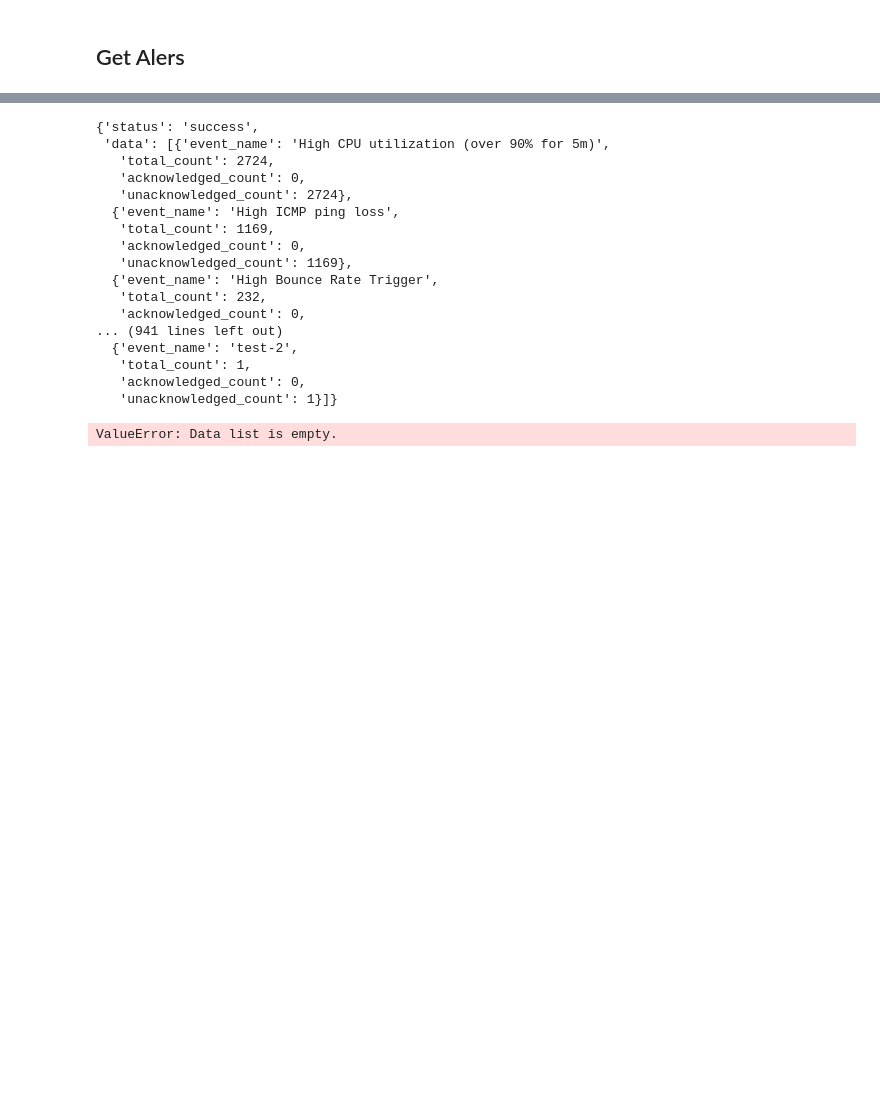
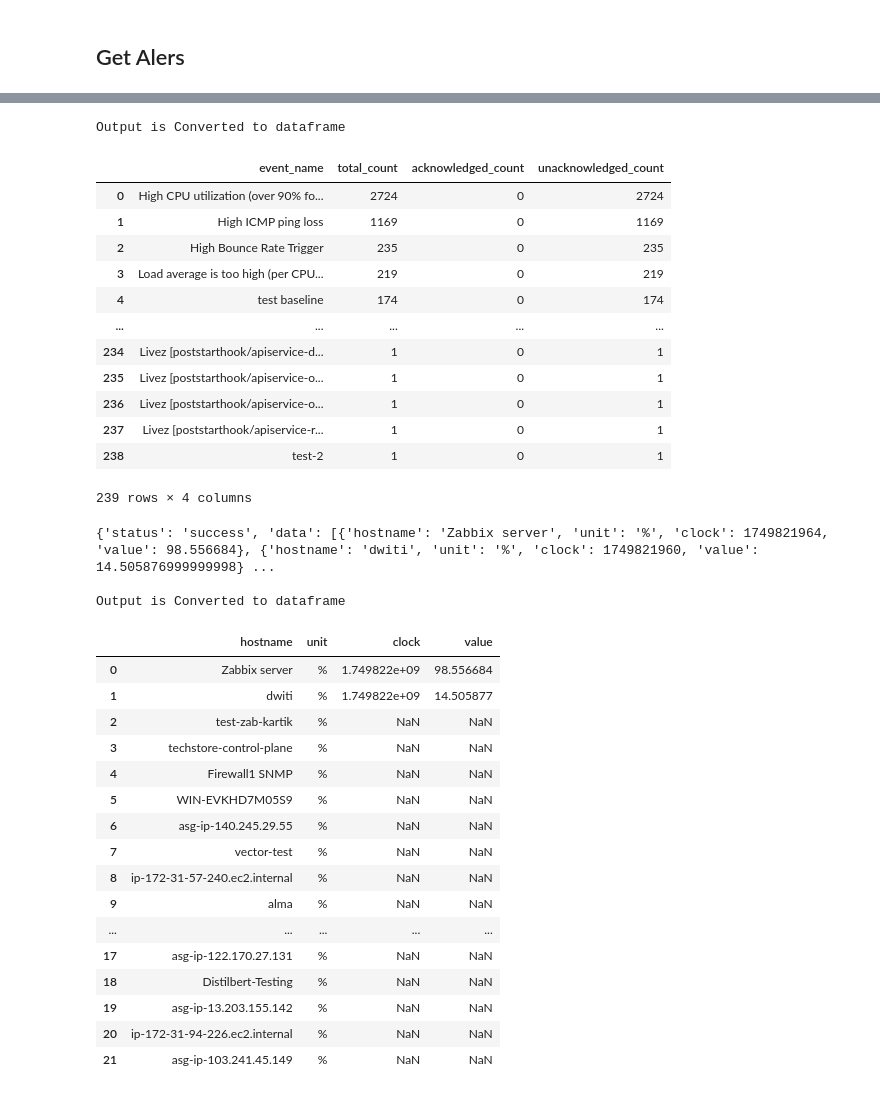
Before and after one commit to Kartik240803/zabbix, a Jupyter notebook: lib_tester.ipynb, the cells around one changed output, grey strips where cells are left out. Cells and saved outputs as stored; diff of their text form; code cells hidden in the pictures; blank space fills up the shorter version.

```diff
--- a/lib_tester.ipynb
+++ b/lib_tester.ipynb
@@ -110,32 +192,56 @@ result
 # %%
-with zb.ZabbixDB(**db_config) as zbx:
-    result = zbx.get_common_issues(
-    )
+
+result = zbx.get_common_issues(
+)
 result
+print("\nOutput is Converted to dataframe")
+d = pd.DataFrame(result['data'])
+d
 # %% [output]
-{'status': 'success',
- 'data': [{'event_name': 'High CPU utilization (over 90% for 5m)',
-   'total_count': 2724,
-   'acknowledged_count': 0,
-   'unacknowledged_count': 2724},
-  {'event_name': 'High ICMP ping loss',
-   'total_count': 1169,
-   'acknowledged_count': 0,
-   'unacknowledged_count': 1169},
-  {'event_name': 'High Bounce Rate Trigger',
-   'total_count': 232,
-   'acknowledged_count': 0,
-... (941 lines left out)
-  {'event_name': 'test-2',
-   'total_count': 1,
-   'acknowledged_count': 0,
-   'unacknowledged_count': 1}]}
+Output is Converted to dataframe
+|  | event_name | total_count | acknowledged_count | unacknowledged_count |
+| 0 | High CPU utilization (over 90% fo... | 2724 | 0 | 2724 |
+| 1 | High ICMP ping loss | 1169 | 0 | 1169 |
+| 2 | High Bounce Rate Trigger | 235 | 0 | 235 |
+| 3 | Load average is too high (per CPU... | 219 | 0 | 219 |
+| 4 | test baseline | 174 | 0 | 174 |
+| ... | ... | ... | ... | ... |
+| 234 | Livez [poststarthook/apiservice-d... | 1 | 0 | 1 |
+| 235 | Livez [poststarthook/apiservice-o... | 1 | 0 | 1 |
+| 236 | Livez [poststarthook/apiservice-o... | 1 | 0 | 1 |
+| 237 | Livez [poststarthook/apiservice-r... | 1 | 0 | 1 |
+| 238 | test-2 | 1 | 0 | 1 |
+239 rows × 4 columns
 # %%
-with zb.ZabbixDB(**db_config) as zbx:
-    result = zbx.get_host_by_metric(
-        metric_name=metric_name,
-        time_from=time_from,
-        time_to=time_to
-    )
+
+result = zbx.get_host_by_metric(
+    metric_name=metric_name,
+    time_from=time_from,
+    time_to=time_to,
+    statistical_measure='last'
+)
+print(result)
+print("\nOutput is Converted to dataframe")
+d = pd.DataFrame(result['data'])
+d
 # %% [output]
-ValueError: Data list is empty.
+{'status': 'success', 'data': [{'hostname': 'Zabbix server', 'unit': '%', 'clock': 1749821964, 'value': 98.556684}, {'hostname': 'dwiti', 'unit': '%', 'clock': 1749821960, 'value': 14.505876999999998} ...
+
+Output is Converted to dataframe
+|  | hostname | unit | clock | value |
+| 0 | Zabbix server | % | 1.749822e+09 | 98.556684 |
+| 1 | dwiti | % | 1.749822e+09 | 14.505877 |
+| 2 | test-zab-kartik | % | NaN | NaN |
+| 3 | techstore-control-plane | % | NaN | NaN |
+| 4 | Firewall1 SNMP | % | NaN | NaN |
+| 5 | WIN-EVKHD7M05S9 | % | NaN | NaN |
+| 6 | asg-ip-140.245.29.55 | % | NaN | NaN |
+| 7 | vector-test | % | NaN | NaN |
+| 8 | ip-172-31-57-240.ec2.internal | % | NaN | NaN |
+| 9 | alma | % | NaN | NaN |
+| ... | ... | ... | ... | ... |
+| 17 | asg-ip-122.170.27.131 | % | NaN | NaN |
+| 18 | Distilbert-Testing | % | NaN | NaN |
+| 19 | asg-ip-13.203.155.142 | % | NaN | NaN |
+| 20 | ip-172-31-94-226.ec2.internal | % | NaN | NaN |
+| 21 | asg-ip-103.241.45.149 | % | NaN | NaN |
```
Also changed, not shown: parts of 12 cells of this notebook, 5 other files.
